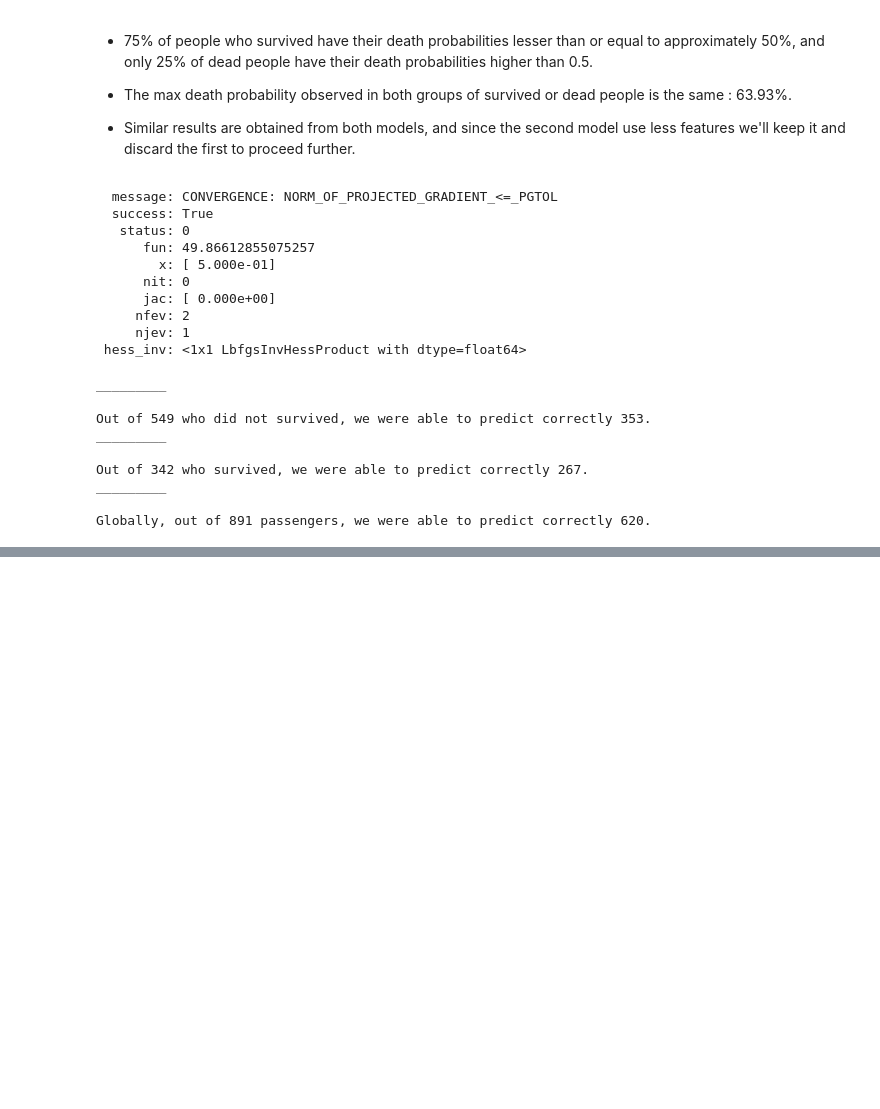
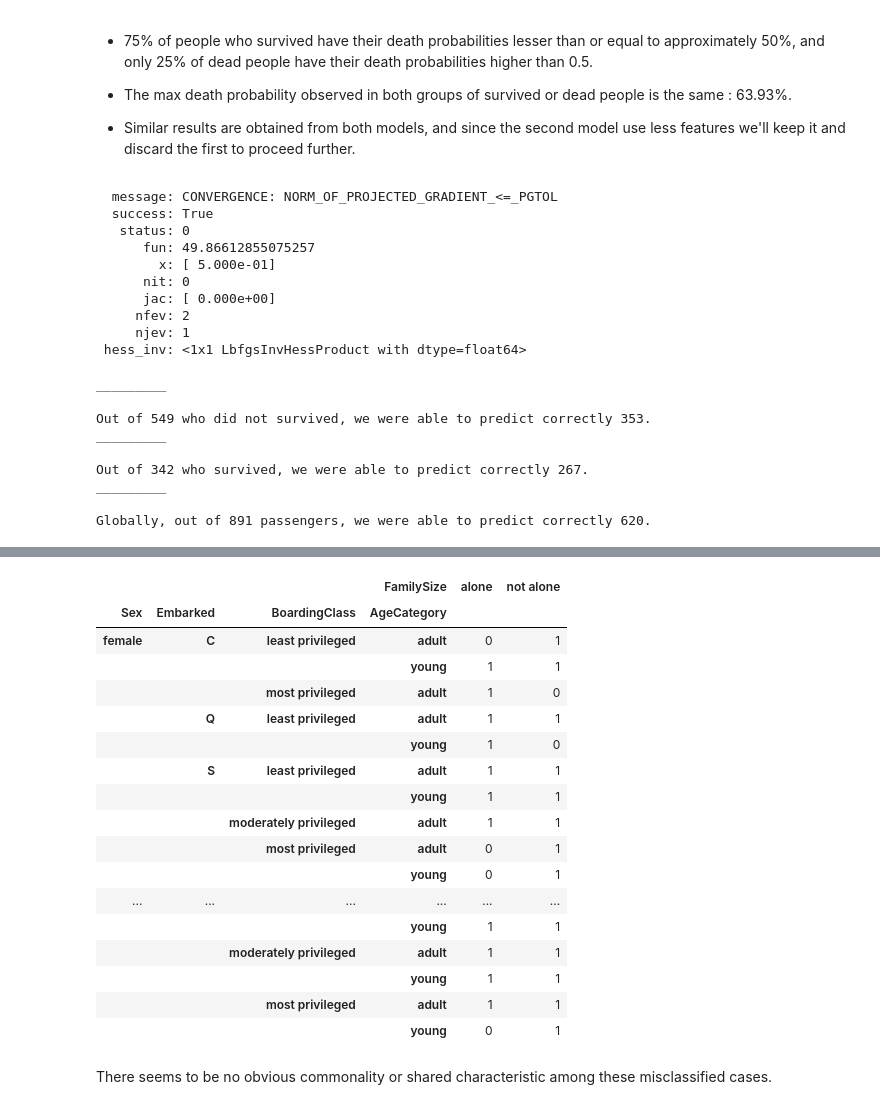
Before and after one commit to foliacouetey/titanic, a Jupyter notebook: PYTHON/scripts/main.ipynb, the cells around one changed output, grey strips where cells are left out. Drawn from its saved outputs; the diff is of its cells as text; code cells hidden in the pictures; blank space fills up the shorter version.

```diff
--- a/PYTHON/scripts/main.ipynb
+++ b/PYTHON/scripts/main.ipynb
@@ -1143,0 +1363,14 @@ We'll keep the model as a based model to which we'll compare further advanced mo
+# %%
+# Get the optimal threshold
+float__optimthreshold = optimizeresult__object.x[0]
+
+# Predict Survived
+df__table["SurvivedPredicted"] = df__table["DeathProbability"].apply(lambda x: 1 if x <= float__optimthreshold else 0)
+
+# Compute the total number of good prediction for all the passengers
+print("_________ \n")
+print(f"Out of {df__table[df__table["Survived"] == 0]["GroupSize"].sum()} who did not survived, we were able to predict correctly {df__table[(df__table["Survived"] == df__table["SurvivedPredicted"]) & (df__table["Survived"] == 0)]["GroupSize"].sum()}.")
+print("_________ \n")
+print(f"Out of {df__table[df__table["Survived"] == 1]["GroupSize"].sum()} who survived, we were able to predict correctly {df__table[(df__table["Survived"] == df__table["SurvivedPredicted"]) & (df__table["Survived"] == 1)]["GroupSize"].sum()}.")
+print("_________ \n")
+print(f"Globally, out of {df__table["GroupSize"].sum()} passengers, we were able to predict correctly {df__table[(df__table["Survived"] == df__table["SurvivedPredicted"])]["GroupSize"].sum()}.")
@@ -1143,0 +1387,22 @@ We'll keep the model as a based model to which we'll compare further advanced mo
+# %%
+# Try to understand bad predictions on some passengers : we try to relate bad predictions to inaccurate/missing data
+
+# Keep only bad predictions
+df__nwtable = df__table[df__table["Survived"] != df__table["SurvivedPredicted"]][["SimilarPassengerIds"]].copy(deep=True)
+
+# Get list of all passengers with bad predictions
+list__badpredictions = []
+for str__passengersgroup in df__nwtable["SimilarPassengerIds"].tolist():
+    list___passengersgroup = str__passengersgroup.split("__")
+    list__badpredictions = list__badpredictions + list___passengersgroup
+    # Cleanup
+    del list___passengersgroup
+
+# Cleanup
+del str__passengersgroup
+
+# Get how many of passengers with bad predictions have missing data
+print(f"Out of {len(list__badpredictions)} passengers with bad predictions : \n")
+print(f"{len([str__passengerid for str__passengerid in list__badpredictions if str__passengerid in list__missingage])} have missing and/or approximately estimated age. \n")
+print(f"{len([str__passengerid for str__passengerid in list__badpredictions if str__passengerid in list__missingfare])} have missing fare. \n")
+print(f"{len([str__passengerid for str__passengerid in list__badpredictions if str__passengerid in list__missingembarked])} have missing embarkation points. \n")
@@ -1143,0 +1417,30 @@ We'll keep the model as a based model to which we'll compare further advanced mo
+# %%
+# Try to understand bad predictions on some passengers : try to identify any common pattern between these passengers
+
+# Update df__nwtable
+df__nwtable = df__nwtable.merge(right=df__covariates, on=["SimilarPassengerIds"], how="inner")
+del df__nwtable["SimilarPassengerIds"]
+
+# Take a look at df__nwtable using a Multi-level cross-tabulation
+pd.crosstab([df__nwtable[str__covariate] for str__covariate in df__nwtable.columns[:-1]], df__nwtable[df__nwtable.columns[-1]])
+# %% [output]
+|  |  |  | FamilySize | alone | not alone |
+| Sex | Embarked | BoardingClass | AgeCategory |  |  |
+| female | C | least privileged | adult | 0 | 1 |
+|  |  |  | young | 1 | 1 |
+|  |  | most privileged | adult | 1 | 0 |
+|  | Q | least privileged | adult | 1 | 1 |
+|  |  |  | young | 1 | 0 |
+|  | S | least privileged | adult | 1 | 1 |
+|  |  |  | young | 1 | 1 |
+|  |  | moderately privileged | adult | 1 | 1 |
+|  |  | most privileged | adult | 0 | 1 |
+|  |  |  | young | 0 | 1 |
+| ... | ... | ... | ... | ... | ... |
+|  |  |  | young | 1 | 1 |
+|  |  | moderately privileged | adult | 1 | 1 |
+|  |  |  | young | 1 | 1 |
+|  |  | most privileged | adult | 1 | 1 |
+|  |  |  | young | 0 | 1 |
+# %% [markdown]
+There seems to be no obvious commonality or shared characteristic among these misclassified cases.
```
Also changed, not shown: parts of 43 cells of this notebook.
